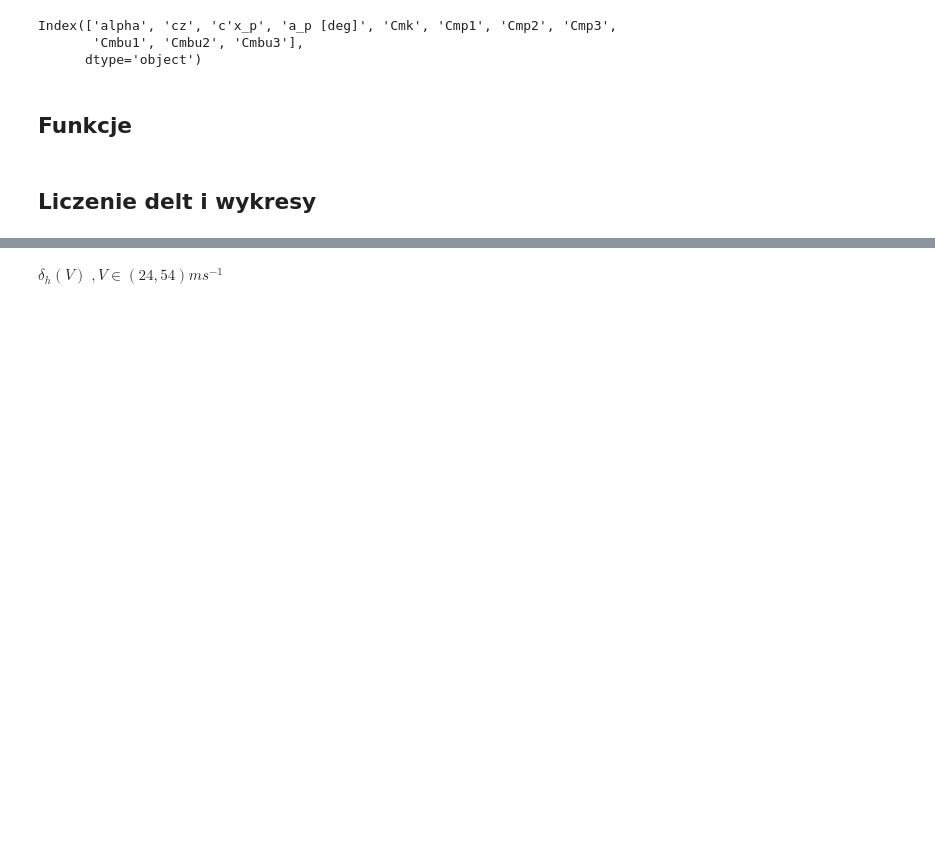
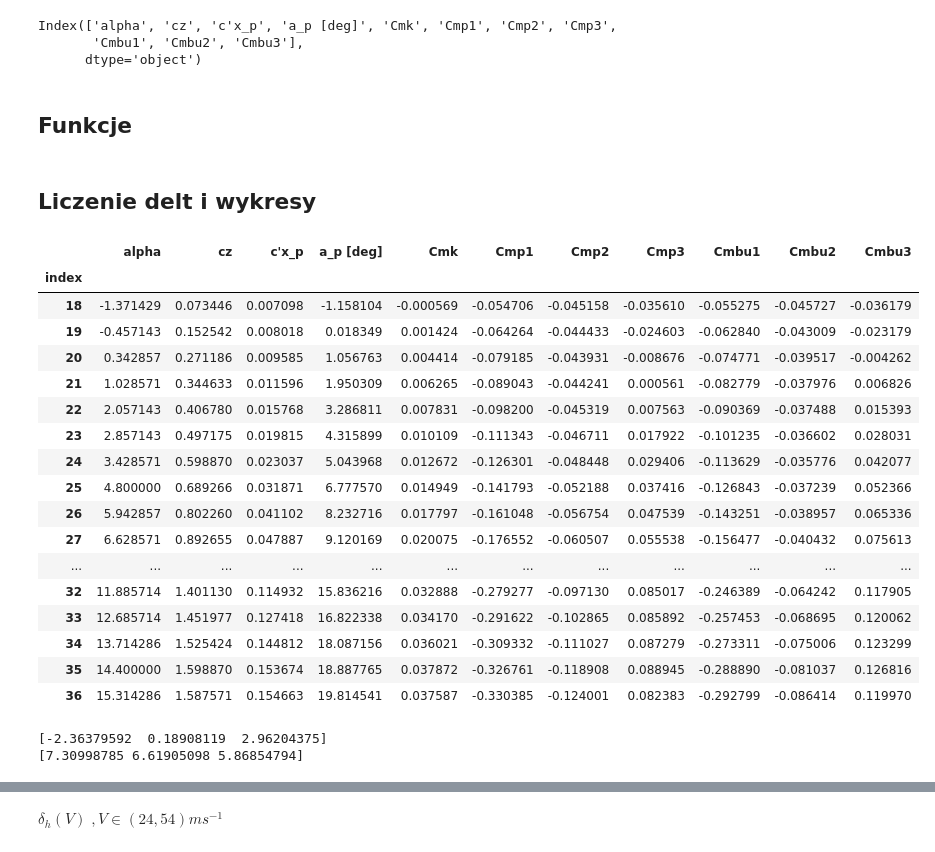
Before and after one commit to mahromir/FLIGHT_MECHANICS, a Jupyter notebook: proj9/src/bipol_proj9.ipynb, the cells around one changed output, grey strips where cells are left out. Cells and saved outputs as stored; diff of their text form; code cells hidden in the pictures; blank space fills up the shorter version.

```diff
--- a/proj9/src/bipol_proj9.ipynb
+++ b/proj9/src/bipol_proj9.ipynb
@@ -63,4 +102,25 @@ cmbus = ["cmbu1","cmbu2","cmbu3"]
 xc = []
 # %% [markdown]
 ## Liczenie delt i wykresy
+# %%
+df8
+# %% [output]
+|  | alpha | cz | c'x_p | a_p [deg] | Cmk | Cmp1 | Cmp2 | Cmp3 | Cmbu1 | Cmbu2 | Cmbu3 |
+| index |  |  |  |  |  |  |  |  |  |  |  |
+| 18 | -1.371429 | 0.073446 | 0.007098 | -1.158104 | -0.000569 | -0.054706 | -0.045158 | -0.035610 | -0.055275 | -0.045727 | -0.036179 |
+| 19 | -0.457143 | 0.152542 | 0.008018 | 0.018349 | 0.001424 | -0.064264 | -0.044433 | -0.024603 | -0.062840 | -0.043009 | -0.023179 |
+| 20 | 0.342857 | 0.271186 | 0.009585 | 1.056763 | 0.004414 | -0.079185 | -0.043931 | -0.008676 | -0.074771 | -0.039517 | -0.004262 |
+| 21 | 1.028571 | 0.344633 | 0.011596 | 1.950309 | 0.006265 | -0.089043 | -0.044241 | 0.000561 | -0.082779 | -0.037976 | 0.006826 |
+| 22 | 2.057143 | 0.406780 | 0.015768 | 3.286811 | 0.007831 | -0.098200 | -0.045319 | 0.007563 | -0.090369 | -0.037488 | 0.015393 |
+| 23 | 2.857143 | 0.497175 | 0.019815 | 4.315899 | 0.010109 | -0.111343 | -0.046711 | 0.017922 | -0.101235 | -0.036602 | 0.028031 |
+| 24 | 3.428571 | 0.598870 | 0.023037 | 5.043968 | 0.012672 | -0.126301 | -0.048448 | 0.029406 | -0.113629 | -0.035776 | 0.042077 |
+| 25 | 4.800000 | 0.689266 | 0.031871 | 6.777570 | 0.014949 | -0.141793 | -0.052188 | 0.037416 | -0.126843 | -0.037239 | 0.052366 |
+| 26 | 5.942857 | 0.802260 | 0.041102 | 8.232716 | 0.017797 | -0.161048 | -0.056754 | 0.047539 | -0.143251 | -0.038957 | 0.065336 |
+| 27 | 6.628571 | 0.892655 | 0.047887 | 9.120169 | 0.020075 | -0.176552 | -0.060507 | 0.055538 | -0.156477 | -0.040432 | 0.075613 |
+| ... | ... | ... | ... | ... | ... | ... | ... | ... | ... | ... | ... |
+| 32 | 11.885714 | 1.401130 | 0.114932 | 15.836216 | 0.032888 | -0.279277 | -0.097130 | 0.085017 | -0.246389 | -0.064242 | 0.117905 |
+| 33 | 12.685714 | 1.451977 | 0.127418 | 16.822338 | 0.034170 | -0.291622 | -0.102865 | 0.085892 | -0.257453 | -0.068695 | 0.120062 |
+| 34 | 13.714286 | 1.525424 | 0.144812 | 18.087156 | 0.036021 | -0.309332 | -0.111027 | 0.087279 | -0.273311 | -0.075006 | 0.123299 |
+| 35 | 14.400000 | 1.598870 | 0.153674 | 18.887765 | 0.037872 | -0.326761 | -0.118908 | 0.088945 | -0.288890 | -0.081037 | 0.126816 |
+| 36 | 15.314286 | 1.587571 | 0.154663 | 19.814541 | 0.037587 | -0.330385 | -0.124001 | 0.082383 | -0.292799 | -0.086414 | 0.119970 |
 # %%
@@ -74,3 +146,10 @@ for delta, kappa, cmbu in zip(deltas, kappas, cmbus):
+# %%
+import numpy as np
+print(np.rad2deg(list_delta_h))
+print(np.rad2deg(list_delta_kh))
+# %% [output]
+[-2.36379592  0.18908119  2.96204375]
+[7.30998785 6.61905098 5.86854794]
 # %%
 import matplotlib.pyplot as plt
 
```
Also changed, not shown: parts of 11 cells of this notebook, 2 other files.
